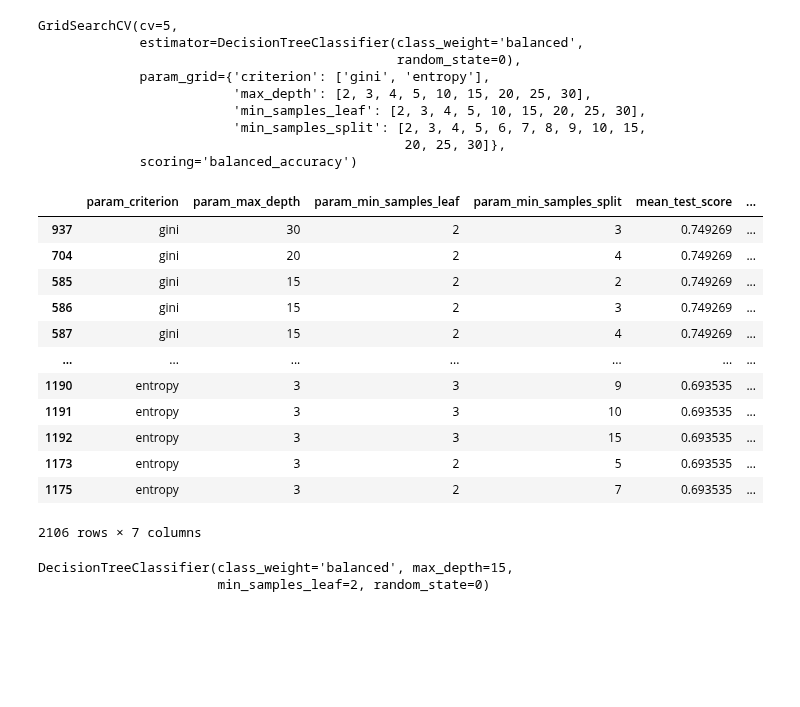
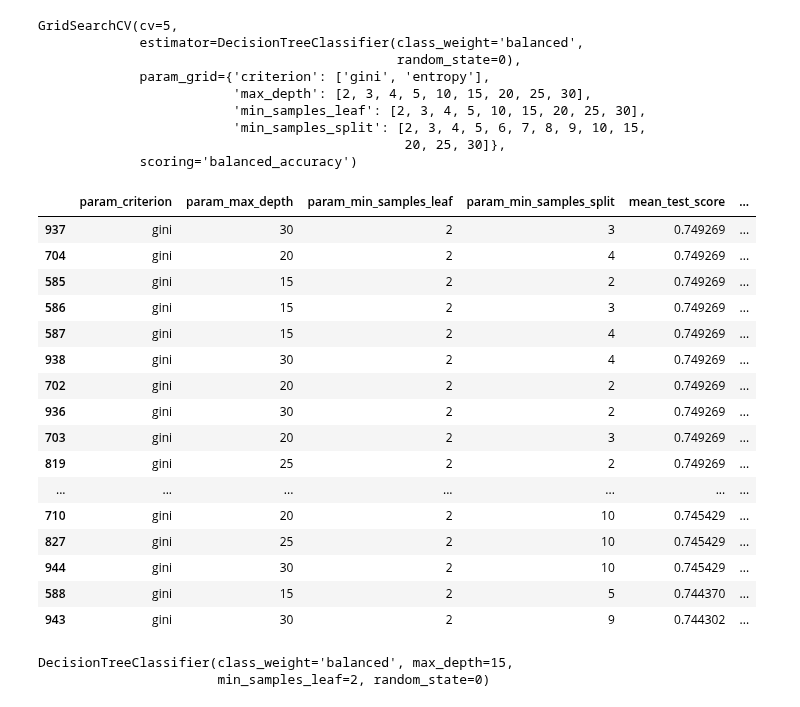
Before and after one commit to estebanarr/intro_aprendizaje_automatico, a Jupyter notebook: Notebooks/Laboratorio 2.ipynb, the cells around one changed output. Cells and saved outputs as stored; diff of their text form; code cells hidden in the pictures; blank space fills up the shorter version.

```diff
--- a/Notebooks/Laboratorio 2.ipynb
+++ b/Notebooks/Laboratorio 2.ipynb
@@ -609,21 +609,25 @@ GridSearchCV(cv=5,
 results = cv.cv_results_
 # %%
 df = pd.DataFrame(results)
-df[['param_criterion', 'param_max_depth', "param_min_samples_leaf","param_min_samples_split",'mean_test_score', 'std_test_score', 'rank_test_score']].sort_values('rank_test_score')
+df[['param_criterion', 'param_max_depth', "param_min_samples_leaf","param_min_samples_split",'mean_test_score', 'std_test_score', 'rank_test_score']].sort_values('rank_test_score')[:30]
 # %% [output]
 |  | param_criterion | param_max_depth | param_min_samples_leaf | param_min_samples_split | mean_test_score | ... |
 | 937 | gini | 30 | 2 | 3 | 0.749269 | ... |
 | 704 | gini | 20 | 2 | 4 | 0.749269 | ... |
 | 585 | gini | 15 | 2 | 2 | 0.749269 | ... |
 | 586 | gini | 15 | 2 | 3 | 0.749269 | ... |
 | 587 | gini | 15 | 2 | 4 | 0.749269 | ... |
+| 938 | gini | 30 | 2 | 4 | 0.749269 | ... |
+| 702 | gini | 20 | 2 | 2 | 0.749269 | ... |
+| 936 | gini | 30 | 2 | 2 | 0.749269 | ... |
+| 703 | gini | 20 | 2 | 3 | 0.749269 | ... |
+| 819 | gini | 25 | 2 | 2 | 0.749269 | ... |
 | ... | ... | ... | ... | ... | ... | ... |
-| 1190 | entropy | 3 | 3 | 9 | 0.693535 | ... |
-| 1191 | entropy | 3 | 3 | 10 | 0.693535 | ... |
-| 1192 | entropy | 3 | 3 | 15 | 0.693535 | ... |
-| 1173 | entropy | 3 | 2 | 5 | 0.693535 | ... |
-| 1175 | entropy | 3 | 2 | 7 | 0.693535 | ... |
+| 710 | gini | 20 | 2 | 10 | 0.745429 | ... |
+| 827 | gini | 25 | 2 | 10 | 0.745429 | ... |
+| 944 | gini | 30 | 2 | 10 | 0.745429 | ... |
+| 588 | gini | 15 | 2 | 5 | 0.744370 | ... |
+| 943 | gini | 30 | 2 | 9 | 0.744302 | ... |
-2106 rows × 7 columns
 # %%
 cv.best_estimator_
 # %% [output]
```
Also changed, not shown: parts of 2 cells of this notebook.
